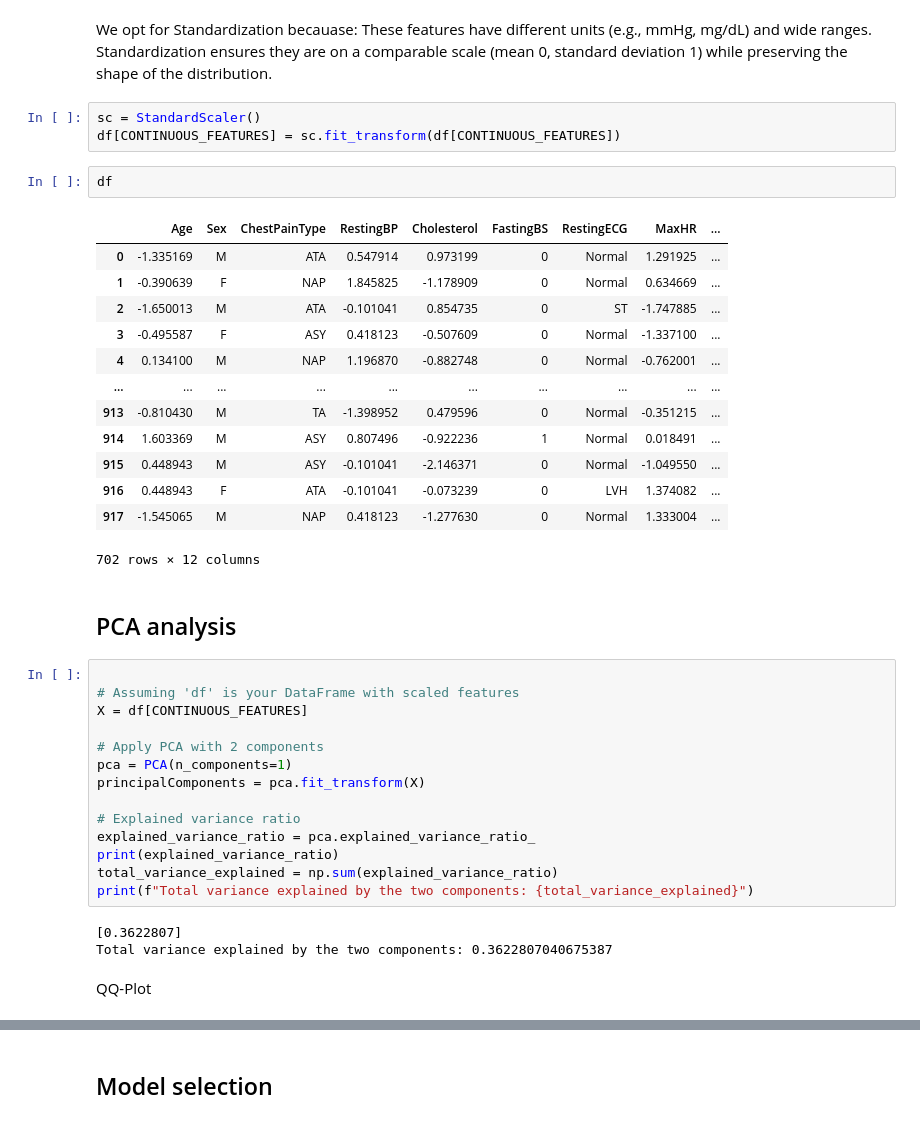
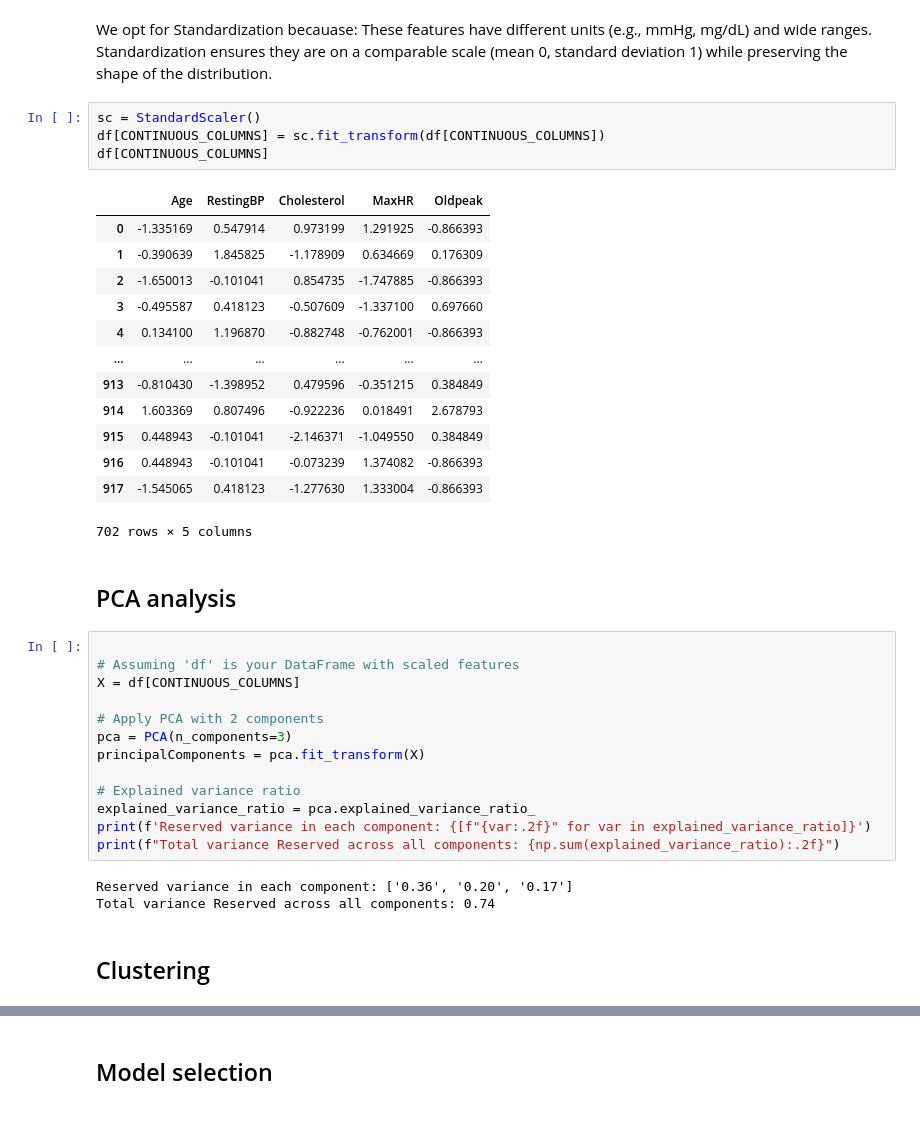
Before and after one commit to hosain-ghoraba/Heart-Disease-detection, a Jupyter notebook: Heart_Failure_Prediction.ipynb, the cells around one changed output, grey strips where cells are left out. Cells and saved outputs as stored; diff of their text form.

```diff
--- a/Heart_Failure_Prediction.ipynb
+++ b/Heart_Failure_Prediction.ipynb
@@ -274,41 +321,39 @@ Since the correlation between the numerical features is not strong, we decide no
 We opt for Standardization becauase: These features have different units (e.g., mmHg, mg/dL) and wide ranges. Standardization ensures they are on a comparable scale (mean 0, standard deviation 1) while preserving the shape of the distribution.
 # %%
 sc = StandardScaler()
-df[CONTINUOUS_FEATURES] = sc.fit_transform(df[CONTINUOUS_FEATURES])
+df[CONTINUOUS_COLUMNS] = sc.fit_transform(df[CONTINUOUS_COLUMNS])
+df[CONTINUOUS_COLUMNS]
+# %% [output]
+|  | Age | RestingBP | Cholesterol | MaxHR | Oldpeak |
+| 0 | -1.335169 | 0.547914 | 0.973199 | 1.291925 | -0.866393 |
+| 1 | -0.390639 | 1.845825 | -1.178909 | 0.634669 | 0.176309 |
+| 2 | -1.650013 | -0.101041 | 0.854735 | -1.747885 | -0.866393 |
+| 3 | -0.495587 | 0.418123 | -0.507609 | -1.337100 | 0.697660 |
+| 4 | 0.134100 | 1.196870 | -0.882748 | -0.762001 | -0.866393 |
+| ... | ... | ... | ... | ... | ... |
+| 913 | -0.810430 | -1.398952 | 0.479596 | -0.351215 | 0.384849 |
+| 914 | 1.603369 | 0.807496 | -0.922236 | 0.018491 | 2.678793 |
+| 915 | 0.448943 | -0.101041 | -2.146371 | -1.049550 | 0.384849 |
+| 916 | 0.448943 | -0.101041 | -0.073239 | 1.374082 | -0.866393 |
+| 917 | -1.545065 | 0.418123 | -1.277630 | 1.333004 | -0.866393 |
+702 rows × 5 columns
-# %%
-df
-# %% [output]
-|  | Age | Sex | ChestPainType | RestingBP | Cholesterol | FastingBS | RestingECG | MaxHR | ... |
-| 0 | -1.335169 | M | ATA | 0.547914 | 0.973199 | 0 | Normal | 1.291925 | ... |
-| 1 | -0.390639 | F | NAP | 1.845825 | -1.178909 | 0 | Normal | 0.634669 | ... |
-| 2 | -1.650013 | M | ATA | -0.101041 | 0.854735 | 0 | ST | -1.747885 | ... |
-| 3 | -0.495587 | F | ASY | 0.418123 | -0.507609 | 0 | Normal | -1.337100 | ... |
-| 4 | 0.134100 | M | NAP | 1.196870 | -0.882748 | 0 | Normal | -0.762001 | ... |
-| ... | ... | ... | ... | ... | ... | ... | ... | ... | ... |
-| 913 | -0.810430 | M | TA | -1.398952 | 0.479596 | 0 | Normal | -0.351215 | ... |
-| 914 | 1.603369 | M | ASY | 0.807496 | -0.922236 | 1 | Normal | 0.018491 | ... |
-| 915 | 0.448943 | M | ASY | -0.101041 | -2.146371 | 0 | Normal | -1.049550 | ... |
-| 916 | 0.448943 | F | ATA | -0.101041 | -0.073239 | 0 | LVH | 1.374082 | ... |
-| 917 | -1.545065 | M | NAP | 0.418123 | -1.277630 | 0 | Normal | 1.333004 | ... |
-702 rows × 12 columns
 # %% [markdown]
 ## PCA analysis
 # %%
 
 # Assuming 'df' is your DataFrame with scaled features
-X = df[CONTINUOUS_FEATURES]
+X = df[CONTINUOUS_COLUMNS]
 
 # Apply PCA with 2 components
-pca = PCA(n_components=1)
+pca = PCA(n_components=3)
 principalComponents = pca.fit_transform(X)
 
 # Explained variance ratio
 explained_variance_ratio = pca.explained_variance_ratio_
-print(explained_variance_ratio)
-total_variance_explained = np.sum(explained_variance_ratio)
-print(f"Total variance explained by the two components: {total_variance_explained}")
+print(f'Reserved variance in each component: {[f"{var:.2f}" for var in explained_variance_ratio]}')
+print(f"Total variance Reserved across all components: {np.sum(explained_variance_ratio):.2f}")
 # %% [output]
-[0.3622807]
-Total variance explained by the two components: 0.3622807040675387
+Reserved variance in each component: ['0.36', '0.20', '0.17']
+Total variance Reserved across all components: 0.74
-# %% [markdown]
-QQ-Plot
+# %% [markdown]
+## Clustering
```
Also changed, not shown: parts of 12 cells of this notebook.
